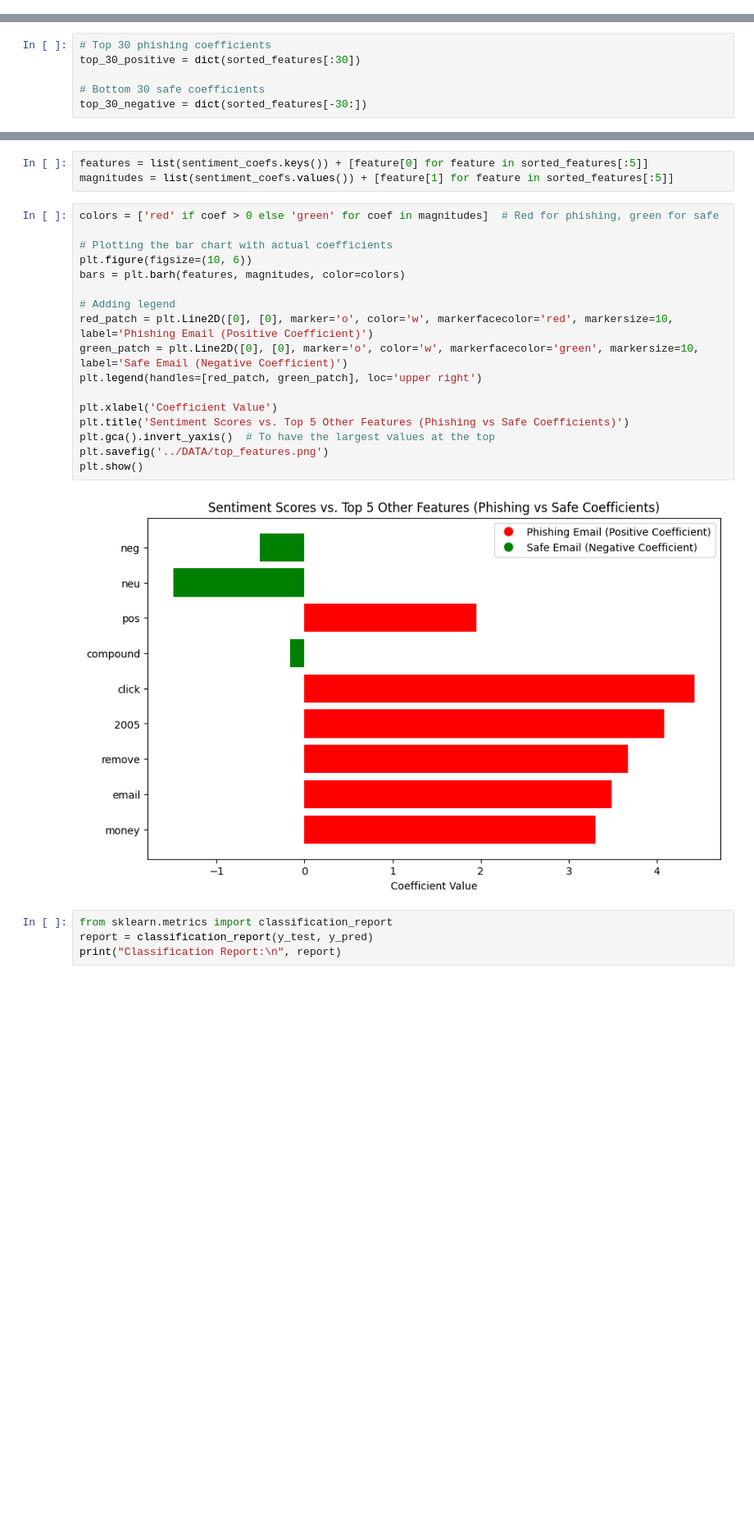
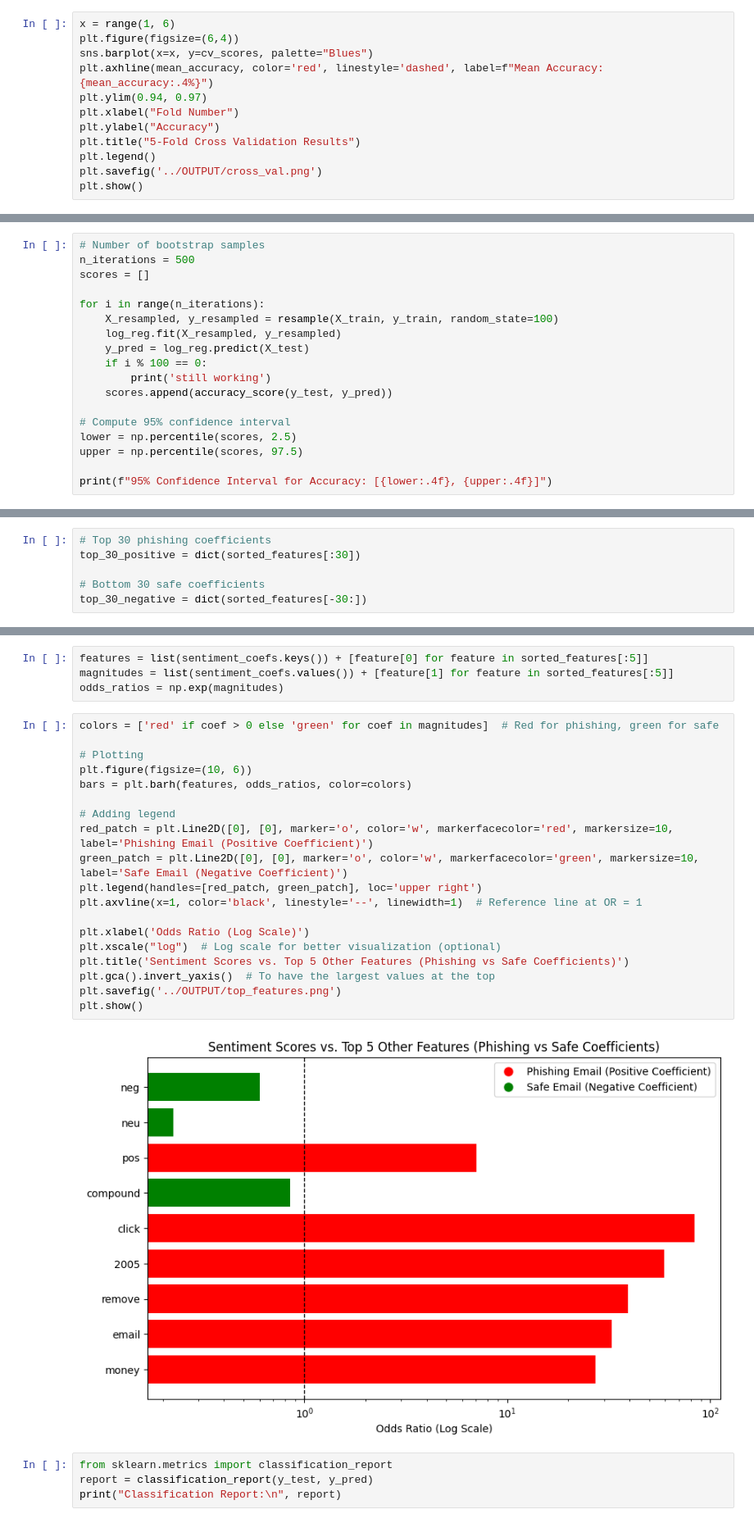
Before and after one commit to camigutie/DS4002-Project1, a Jupyter notebook: SCRIPTS/analysis.ipynb, the cells around one changed output, grey strips where cells are left out. Shown at 82% size. Cells and saved outputs as stored; diff of their text form; blank space fills up the shorter version.

Commit message:
validation

```diff
--- a/SCRIPTS/analysis.ipynb
+++ b/SCRIPTS/analysis.ipynb
@@ -54,0 +68,12 @@ results
+# %%
+x = range(1, 6)
+plt.figure(figsize=(6,4))
+sns.barplot(x=x, y=cv_scores, palette="Blues")
+plt.axhline(mean_accuracy, color='red', linestyle='dashed', label=f"Mean Accuracy: {mean_accuracy:.4%}")
+plt.ylim(0.94, 0.97)
+plt.xlabel("Fold Number")
+plt.ylabel("Accuracy")
+plt.title("5-Fold Cross Validation Results")
+plt.legend()
+plt.savefig('../OUTPUT/cross_val.png')
+plt.show()
@@ -54,0 +85,18 @@ results
+# %%
+# Number of bootstrap samples
+n_iterations = 500
+scores = []
+
+for i in range(n_iterations):
+    X_resampled, y_resampled = resample(X_train, y_train, random_state=100)
+    log_reg.fit(X_resampled, y_resampled)
+    y_pred = log_reg.predict(X_test)
+    if i % 100 == 0:
+        print('still working')
+    scores.append(accuracy_score(y_test, y_pred))
+
+# Compute 95% confidence interval
+lower = np.percentile(scores, 2.5)
+upper = np.percentile(scores, 97.5)
+
+print(f"95% Confidence Interval for Accuracy: [{lower:.4f}, {upper:.4f}]")
@@ -99,25 +162,28 @@ sentiment_coefs
 # %%
 features = list(sentiment_coefs.keys()) + [feature[0] for feature in sorted_features[:5]]
 magnitudes = list(sentiment_coefs.values()) + [feature[1] for feature in sorted_features[:5]]
+odds_ratios = np.exp(magnitudes)
 # %%
 colors = ['red' if coef > 0 else 'green' for coef in magnitudes]  # Red for phishing, green for safe
 
-# Plotting the bar chart with actual coefficients
+# Plotting
 plt.figure(figsize=(10, 6))
-bars = plt.barh(features, magnitudes, color=colors)
+bars = plt.barh(features, odds_ratios, color=colors)
 
 # Adding legend
 red_patch = plt.Line2D([0], [0], marker='o', color='w', markerfacecolor='red', markersize=10, label='Phishing Email (Positive Coefficient)')
 green_patch = plt.Line2D([0], [0], marker='o', color='w', markerfacecolor='green', markersize=10, label='Safe Email (Negative Coefficient)')
 plt.legend(handles=[red_patch, green_patch], loc='upper right')
+plt.axvline(x=1, color='black', linestyle='--', linewidth=1)  # Reference line at OR = 1
 
-plt.xlabel('Coefficient Value')
+plt.xlabel('Odds Ratio (Log Scale)')
+plt.xscale("log")  # Log scale for better visualization (optional)
 plt.title('Sentiment Scores vs. Top 5 Other Features (Phishing vs Safe Coefficients)')
 plt.gca().invert_yaxis()  # To have the largest values at the top
-plt.savefig('../DATA/top_features.png')
+plt.savefig('../OUTPUT/top_features.png')
 plt.show()
 # %% [output]
-[figure, old version]
+[figure, new version]
 # %%
 from sklearn.metrics import classification_report
 report = classification_report(y_test, y_pred)
```
Also changed, not shown: parts of 10 cells of this notebook, 2 other files.
